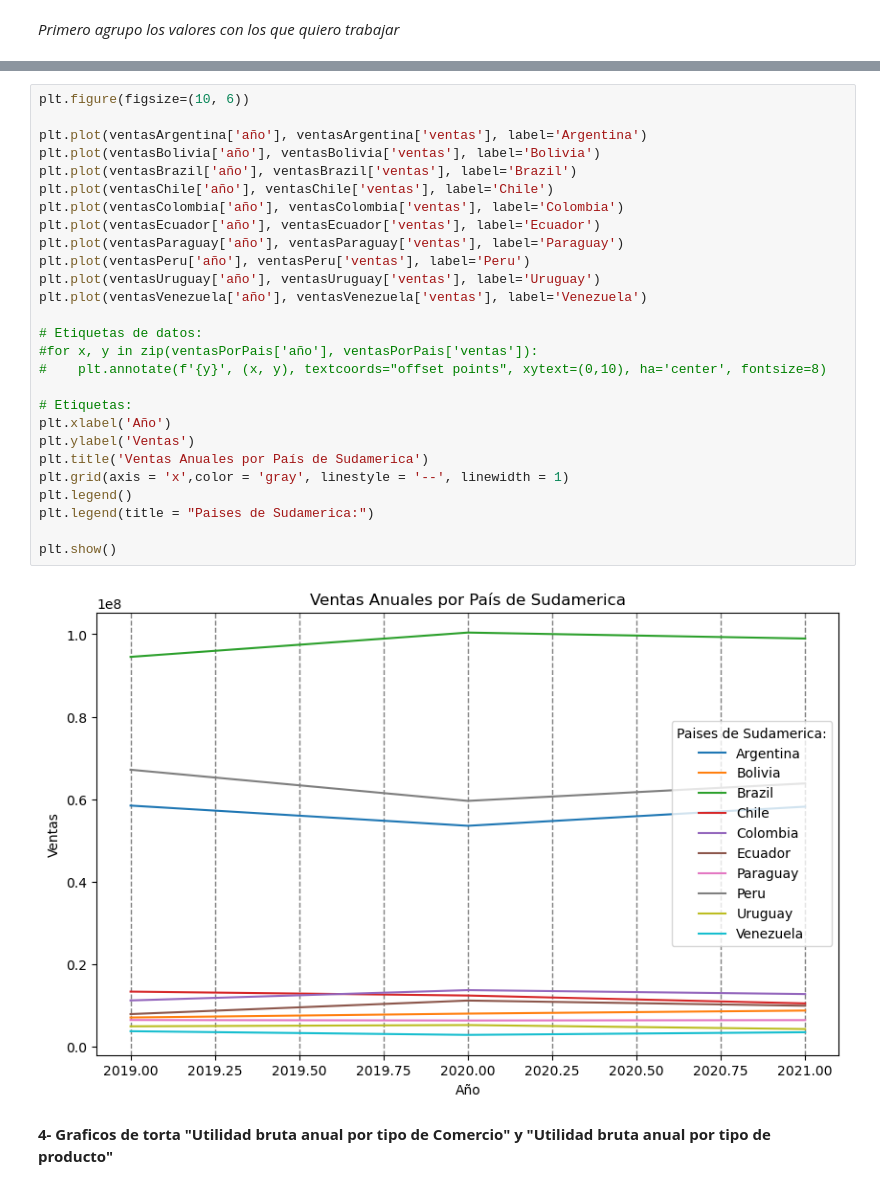
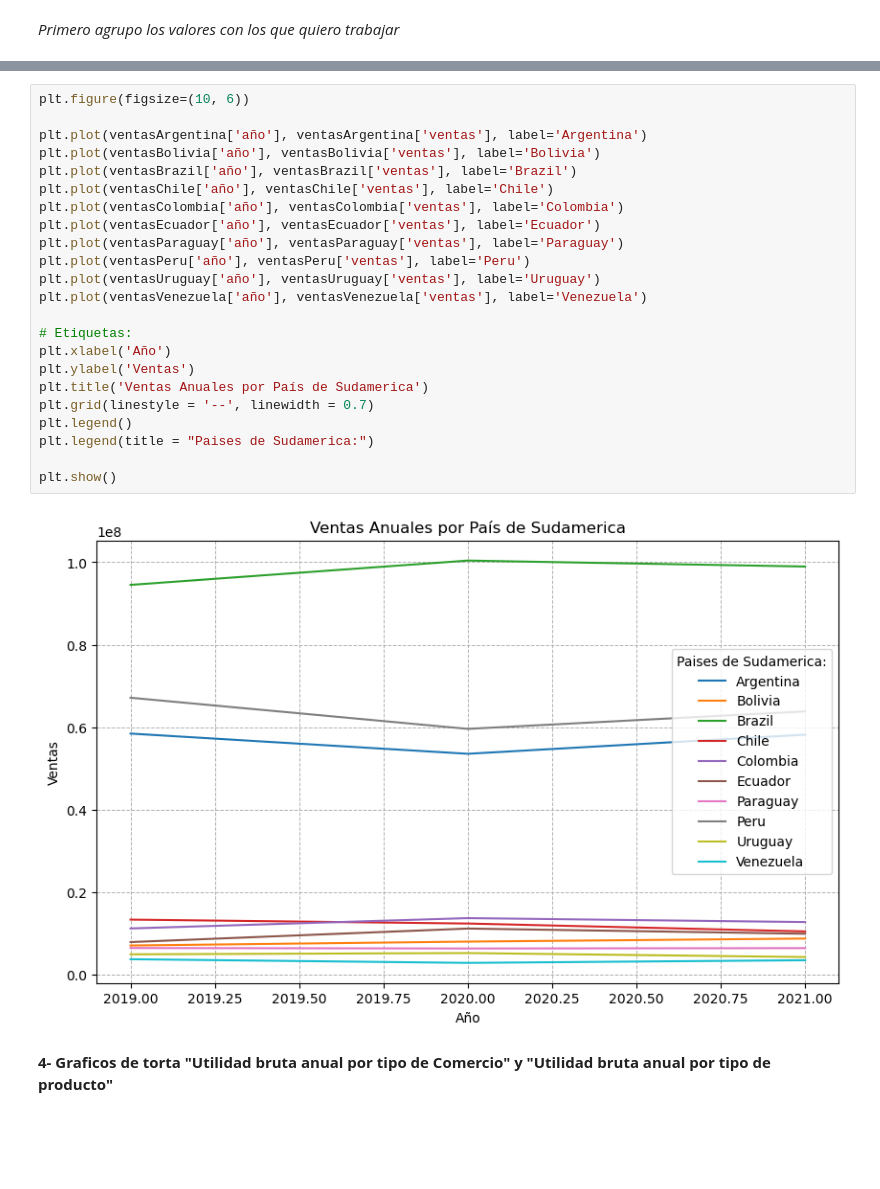
Before and after one commit to manuelpalomeque/ISPC--An-lisisDeDatos--DataBring, a Jupyter notebook: Proyecto Integrador - Analista de Datos - ISPC-Palomeque.ipynb, the cells around one changed output, grey strips where cells are left out. Cells and saved outputs as stored; diff of their text form; blank space fills up the shorter version.

```diff
--- a/Proyecto Integrador - Analista de Datos - ISPC-Palomeque.ipynb
+++ b/Proyecto Integrador - Analista de Datos - ISPC-Palomeque.ipynb
@@ -613,32 +699,28 @@ ventasVenezuela = ventasPorPais[ventasPorPais['pais'] == 'Venezuela']
 # %%
 plt.figure(figsize=(10, 6))
 
 plt.plot(ventasArgentina['año'], ventasArgentina['ventas'], label='Argentina')
 plt.plot(ventasBolivia['año'], ventasBolivia['ventas'], label='Bolivia')
 plt.plot(ventasBrazil['año'], ventasBrazil['ventas'], label='Brazil')
 plt.plot(ventasChile['año'], ventasChile['ventas'], label='Chile')
 plt.plot(ventasColombia['año'], ventasColombia['ventas'], label='Colombia')
 plt.plot(ventasEcuador['año'], ventasEcuador['ventas'], label='Ecuador')
 plt.plot(ventasParaguay['año'], ventasParaguay['ventas'], label='Paraguay')
 plt.plot(ventasPeru['año'], ventasPeru['ventas'], label='Peru')
 plt.plot(ventasUruguay['año'], ventasUruguay['ventas'], label='Uruguay')
 plt.plot(ventasVenezuela['año'], ventasVenezuela['ventas'], label='Venezuela')
 
-# Etiquetas de datos:
-#for x, y in zip(ventasPorPais['año'], ventasPorPais['ventas']):
-#    plt.annotate(f'{y}', (x, y), textcoords="offset points", xytext=(0,10), ha='center', fontsize=8)
-
 # Etiquetas:
 plt.xlabel('Año')
 plt.ylabel('Ventas')
 plt.title('Ventas Anuales por País de Sudamerica')
-plt.grid(axis = 'x',color = 'gray', linestyle = '--', linewidth = 1)
+plt.grid(linestyle = '--', linewidth = 0.7)
 plt.legend()
 plt.legend(title = "Paises de Sudamerica:")
 
 plt.show()
 # %% [output]
-[figure, old version]
+[figure, new version]
 # %% [markdown]
 **4- Graficos de torta "Utilidad bruta anual por tipo de Comercio" y "Utilidad bruta anual por tipo de producto"**
 # %% [markdown]
```
Also changed, not shown: parts of 5 cells of this notebook.
